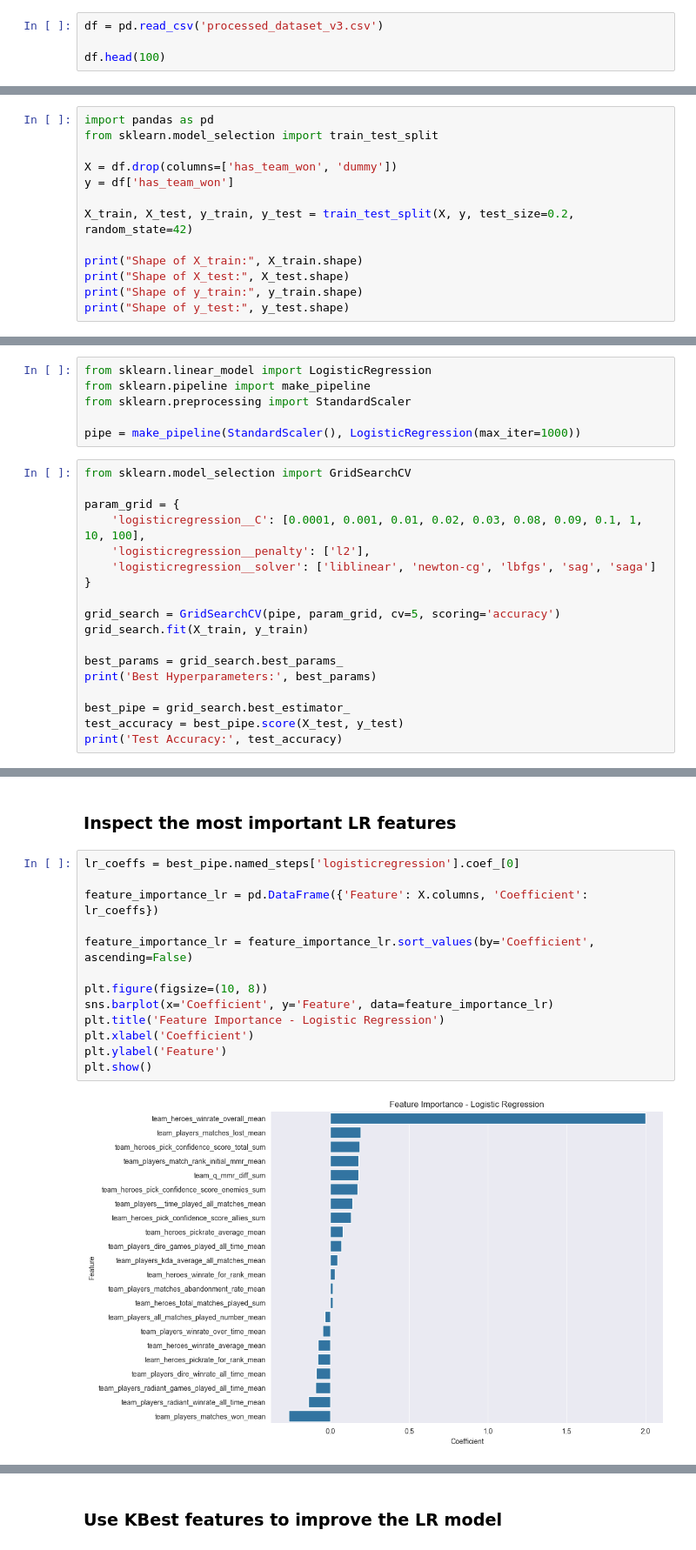
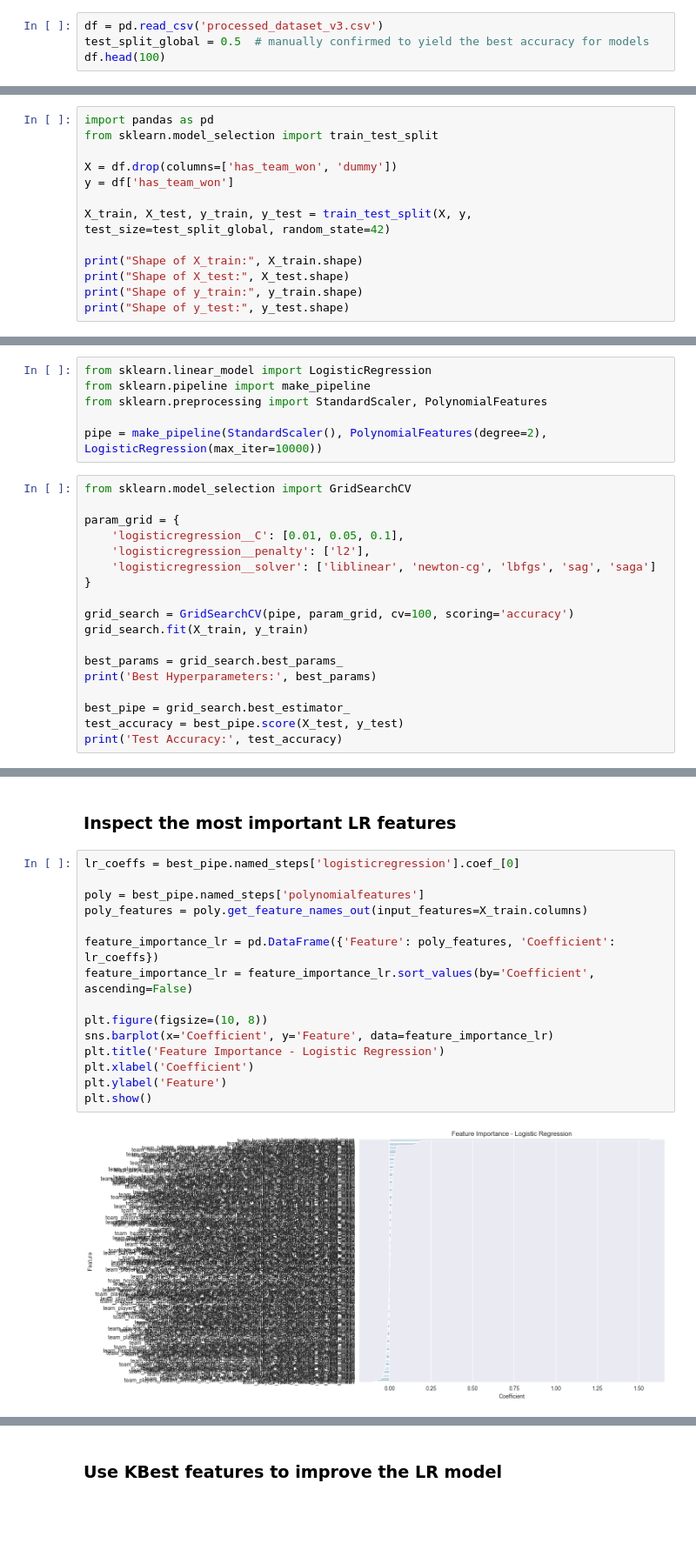
Before and after one commit to Avariq/DotaAIPredictions, a Jupyter notebook: notebooks/models_training_v2.ipynb, the cells around one changed output, grey strips where cells are left out. Shown at 87% size. Cells and saved outputs as stored; diff of their text form; blank space fills up the shorter version.

Commit message:
fixed LR model training accuracy

```diff
--- a/notebooks/models_training_v2.ipynb
+++ b/notebooks/models_training_v2.ipynb
@@ -8,7 +8,7 @@ import matplotlib.pyplot as plt
 ### Load the preprocessed dataset from a file
 # %%
 df = pd.read_csv('processed_dataset_v3.csv')
-
+test_split_global = 0.5  # manually confirmed to yield the best accuracy for models
 df.head(100)
 # %% [output]
 |  | match_id | has_team_won | team_q_mmr_diff_sum | team_heroes_winrate_overall_mean | team_heroes_total_matches_played_sum | ... |
@@ -172,7 +172,7 @@ from sklearn.model_selection import train_test_split
 X = df.drop(columns=['has_team_won', 'dummy'])
 y = df['has_team_won']
 
-X_train, X_test, y_train, y_test = train_test_split(X, y, test_size=0.2, random_state=42)
+X_train, X_test, y_train, y_test = train_test_split(X, y, test_size=test_split_global, random_state=42)
 
 print("Shape of X_train:", X_train.shape)
 print("Shape of X_test:", X_test.shape)
@@ -297,19 +299,19 @@ Note: we use data standardization to improve algorithm's convergence
 # %%
 from sklearn.linear_model import LogisticRegression
 from sklearn.pipeline import make_pipeline
-from sklearn.preprocessing import StandardScaler
+from sklearn.preprocessing import StandardScaler, PolynomialFeatures
 
-pipe = make_pipeline(StandardScaler(), LogisticRegression(max_iter=1000))
+pipe = make_pipeline(StandardScaler(), PolynomialFeatures(degree=2), LogisticRegression(max_iter=10000))
 # %%
 from sklearn.model_selection import GridSearchCV
 
 param_grid = {
-    'logisticregression__C': [0.0001, 0.001, 0.01, 0.02, 0.03, 0.08, 0.09, 0.1, 1, 10, 100],
+    'logisticregression__C': [0.01, 0.05, 0.1],
     'logisticregression__penalty': ['l2'],
     'logisticregression__solver': ['liblinear', 'newton-cg', 'lbfgs', 'sag', 'saga']
 }
 
-grid_search = GridSearchCV(pipe, param_grid, cv=5, scoring='accuracy')
+grid_search = GridSearchCV(pipe, param_grid, cv=100, scoring='accuracy')
 grid_search.fit(X_train, y_train)
 
 best_params = grid_search.best_params_
@@ -428,15 +432,17 @@ plt.show()
 # %%
 lr_coeffs = best_pipe.named_steps['logisticregression'].coef_[0]
 
-feature_importance_lr = pd.DataFrame({'Feature': X.columns, 'Coefficient': lr_coeffs})
+poly = best_pipe.named_steps['polynomialfeatures']
+poly_features = poly.get_feature_names_out(input_features=X_train.columns)
 
+feature_importance_lr = pd.DataFrame({'Feature': poly_features, 'Coefficient': lr_coeffs})
 feature_importance_lr = feature_importance_lr.sort_values(by='Coefficient', ascending=False)
 
 plt.figure(figsize=(10, 8))
 sns.barplot(x='Coefficient', y='Feature', data=feature_importance_lr)
 plt.title('Feature Importance - Logistic Regression')
 plt.xlabel('Coefficient')
 plt.ylabel('Feature')
 plt.show()
 # %% [output]
-[figure, old version]
+[figure, new version]
```
Also changed, not shown: parts of 21 cells of this notebook.
